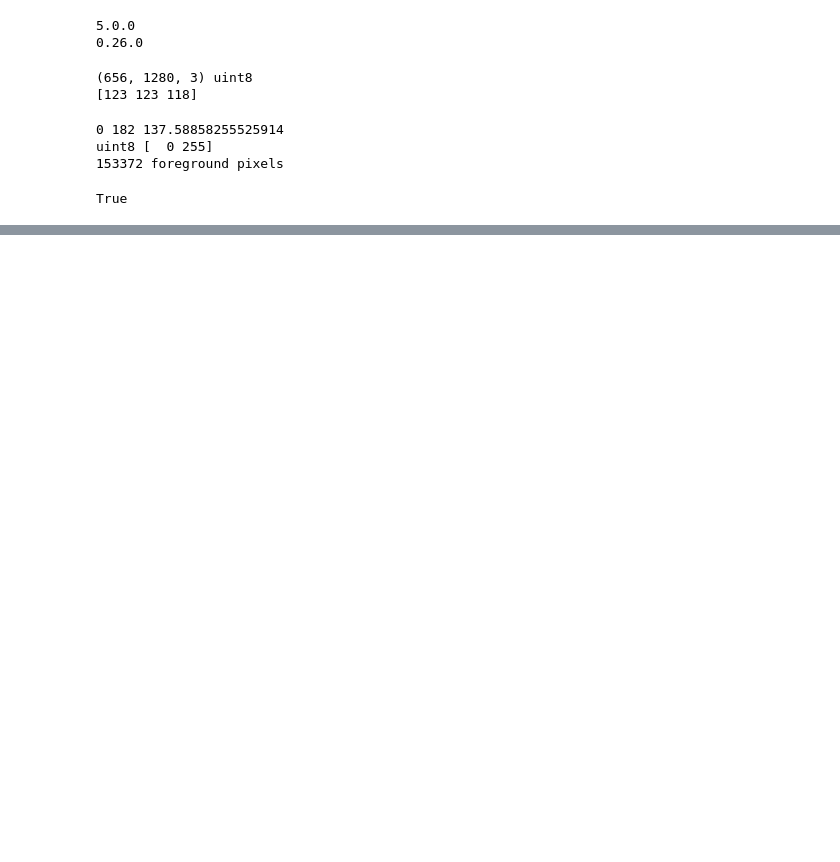
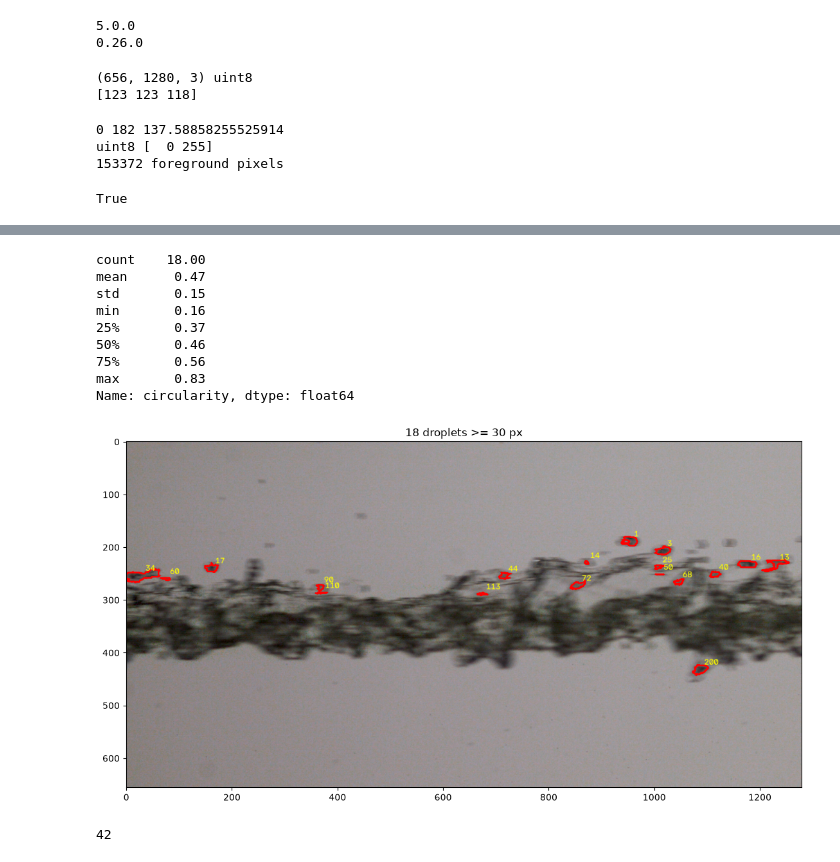
Before and after one commit to attahpt-cmyk/droplet-vision, a Jupyter notebook: notebooks/07_opencv_basics.ipynb, the cells around one changed output, grey strips where cells are left out. Cells and saved outputs as stored; diff of their text form; code cells hidden in the pictures; blank space fills up the shorter version.

```diff
--- a/notebooks/07_opencv_basics.ipynb
+++ b/notebooks/07_opencv_basics.ipynb
@@ -38,0 +135,75 @@ True
+# %%
+import matplotlib.pyplot as plt
+
+MIN_CIRC_AREA = 30
+df_droplets["circularity"] = df_droplets["circularity"].where(
+    df_droplets["area_px"] >= MIN_CIRC_AREA
+)
+print(df_droplets["circularity"].describe().round(2))
+
+big = df_droplets[df_droplets["area_px"] >= MIN_CIRC_AREA]
+overlay = img_cv.copy()
+for _, row in big.iterrows():
+    m = (labels == int(row["id"])).astype(np.uint8)
+    cs, _ = cv2.findContours(m, cv2.RETR_EXTERNAL, cv2.CHAIN_APPROX_NONE)
+    cv2.drawContours(overlay, cs, -1, (0, 0, 255), 2)
+    cv2.putText(
+        overlay,
+        str(int(row["id"])),
+        (int(row["centroid_x"]) + 8, int(row["centroid_y"]) - 8),
+        cv2.FONT_HERSHEY_SIMPLEX,
+        0.5,
+        (0, 255, 255),
+        1,
+    )
+
+plt.figure(figsize=(14, 7))
+plt.imshow(cv2.cvtColor(overlay, cv2.COLOR_BGR2RGB))
+plt.title(f"{len(big)} droplets >= {MIN_CIRC_AREA} px")
+plt.show()
+# %% [output]
+count    18.00
+mean      0.47
+std       0.15
+min       0.16
+25%       0.37
+50%       0.46
+75%       0.56
+max       0.83
+Name: circularity, dtype: float64
+[figure, added]
+# %%
+from skimage.measure import regionprops
+import pandas as pd
+
+
+def measure_frame(filepath, threshold=110, min_area=5, max_area=2500, min_circ_area=30):
+    img = cv2.imread(str(filepath))
+    red = img[:, :, 2]
+    mask = (red < threshold).astype(np.uint8)
+    n, labels = cv2.connectedComponents(mask, connectivity=8)
+
+    rows = []
+    for r in regionprops(labels):
+        if min_area <= r.area <= max_area:
+            ok = r.perimeter > 0 and r.area >= min_circ_area
+            rows.append(
+                {
+                    "filename": filepath.name,
+                    "id": r.label,
+                    "area_px": r.area,
+                    "equiv_diameter_px": r.equivalent_diameter_area,
+                    "centroid_x": r.centroid[1],
+                    "centroid_y": r.centroid[0],
+                    "perimeter_px": r.perimeter,
+                    "circularity": (
+                        4 * np.pi * r.area / r.perimeter**2 if ok else np.nan
+                    ),
+                }
+            )
+    return rows
+
+
+print(len(measure_frame(image_files[0])))
+# %% [output]
+42
```
Also changed, not shown: parts of 9 cells of this notebook.
